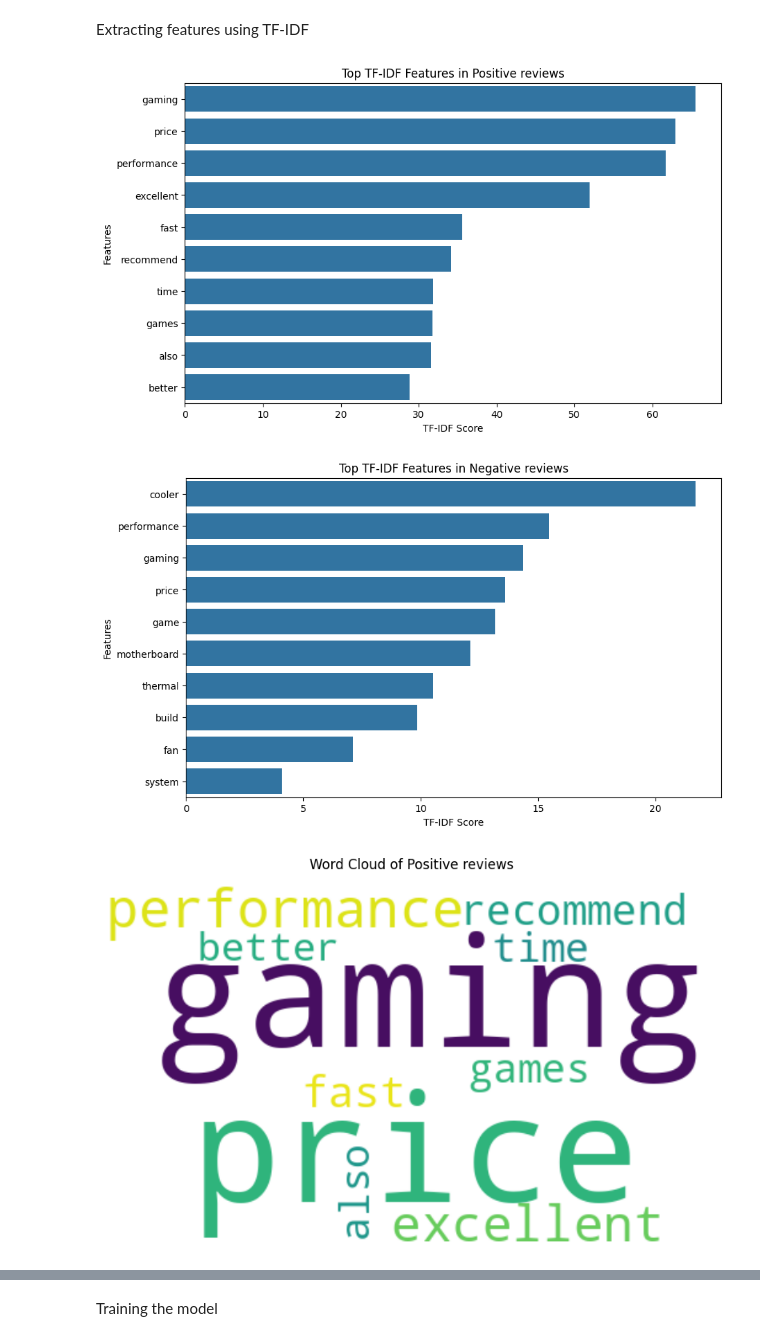
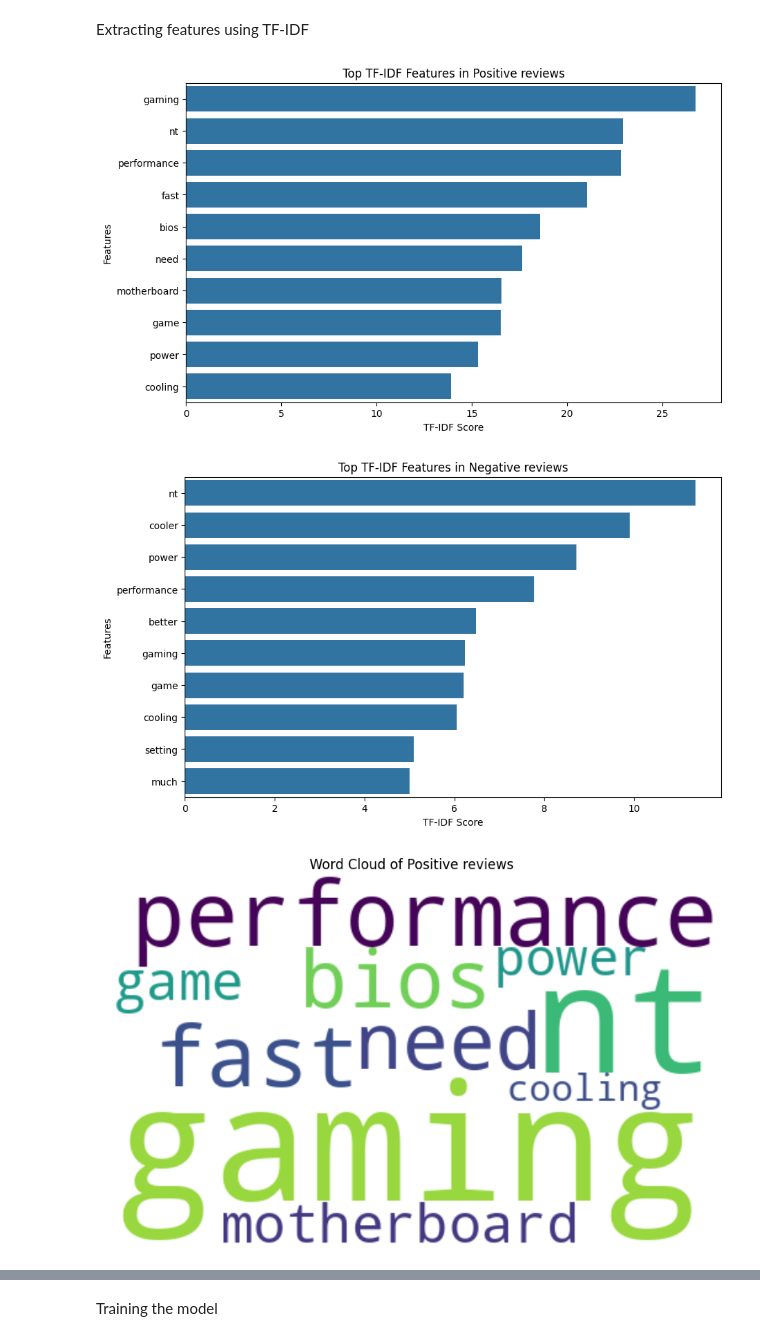
Before and after one commit to Raaghashree/Intel-Products-Sentiment-Analysis, a Jupyter notebook: ML_Sentiment_Analyser.ipynb, the cells around one changed output, grey strips where cells are left out. Cells and saved outputs as stored; diff of their text form; code cells hidden in the pictures.

```diff
--- a/ML_Sentiment_Analyser.ipynb
+++ b/ML_Sentiment_Analyser.ipynb
@@ -175,7 +183,7 @@ Saving Intel 14th gen data.csv to Intel 14th gen data.csv
 **Choose file to perform analysis on**
 # %%
 #Replace with different file name if required
-df = pd.read_csv("Intel 13th gen data.csv")
+df = pd.read_csv("Intel 14th gen data.csv")
 # %% [markdown]
 **Preprocessing the data**
 # %%
@@ -214,7 +222,7 @@ Analysing sentiment of reviews
 # %%
 tqdm.pandas()
 
-def analyze_sentiment(review):
+def sentiment(review):
     try:
         result = sentiment_model(review[:512])[0]
         return result['label'], result['score']
@@ -222,11 +230,21 @@ def analyze_sentiment(review):
         print(f"Error processing review: {review[:50]}... | Error: {e}")
         return None, None
 
-df[['sentiment_label', 'score']] = df['reviewDescription'].progress_apply(lambda x: pd.Series(analyze_sentiment(x)))
+df[['sentiment_label', 'score']] = df['reviewDescription'].progress_apply(lambda x: pd.Series(sentiment(x)))
 
 df = df.dropna(subset=['sentiment_label', 'score'])
 
 df['sentiment'] = df['sentiment_label'].apply(lambda x: 'positive' if x == 'LABEL_1' else 'negative')
 # %% [markdown]
 Optional:
+# %%
+#Run this statement to ensure proper sentiment analysis if any issues in metrics
+'''
+def sentiment_check(score, og_sent):
+    if score > 0.8:
+        return 'positive'
+    return og_sent
+
+df['sentiment'] = df.apply(lambda row: sentiment_check(row['score'], row['sentiment']), axis=1)
+'''
 # %%
@@ -237,12 +257,12 @@ Optional:
 # %% [markdown]
 Sentiments Tally:
 # %%
-def store_comments(df):
+def comments(df):
     positive_comments = df[(df['sentiment'] == 'positive')]['reviewDescription'].tolist()
     negative_comments = df[(df['sentiment'] == 'negative')]['reviewDescription'].tolist()
     return positive_comments, negative_comments
 
-positive_comments, negative_comments = store_comments(df)
+positive_comments, negative_comments = comments(df)
 
 # Print the count of positive and negative comments
 print(f"Number of positive comments: {len(positive_comments)}")
@@ -313,7 +314,7 @@ Extracting features using TF-IDF
 tqdm.pandas()
 translator = Translator()
 
-def detect_and_translate(review):
+def detect(review):
     try:
         lang = detect(review)
         if lang != 'en':
@@ -324,13 +325,13 @@ def detect_and_translate(review):
     except Exception:
         return None
 
-def extract_features(comments, n_features=10):
+def features(comments, n_features=10):
     stop_words_list = list(stop_words)
     vectorizer = TfidfVectorizer(max_features=n_features, stop_words=stop_words_list)
 
     translated_comments = []
     for comment in tqdm(comments, desc="Translating comments"):
-        translated_comment = detect_and_translate(comment)
+        translated_comment = detect(comment)
         if translated_comment:
             translated_comments.append(translated_comment)
 
@@ -342,7 +343,7 @@ def extract_features(comments, n_features=10):
 
     return ranking
 
-def plot_features_and_wordclouds(positive_features, negative_features):
+def plotting1(positive_features, negative_features):
     plt.figure(figsize=(10, 6))
     sns.barplot(x='tfidf', y='feature', data=positive_features)
     plt.title('Top TF-IDF Features in Positive reviews')
@@ -352,36 +353,36 @@ def plot_features_and_wordclouds(positive_features, negative_features):
 
     print("\n" * 3)
 
     plt.figure(figsize=(10, 6))
     sns.barplot(x='tfidf', y='feature', data=negative_features)
     plt.title('Top TF-IDF Features in Negative reviews')
     plt.xlabel('TF-IDF Score')
     plt.ylabel('Features')
     plt.show()
 
     print("\n" * 3)
 
     plt.figure(figsize=(10, 6))
     wordcloud_pos = WordCloud(width=500, height=300, background_color='white').generate_from_frequencies(dict(positive_features.values))
     plt.imshow(wordcloud_pos, interpolation='bilinear')
     plt.axis('off')
     plt.title('Word Cloud of Positive reviews')
     plt.show()
 
     print("\n" * 3)
 
     plt.figure(figsize=(10, 6))
     wordcloud_neg = WordCloud(width=500, height=300, background_color='white').generate_from_frequencies(dict(negative_features.values))
     plt.imshow(wordcloud_neg, interpolation='bilinear')
     plt.axis('off')
     plt.title('Word Cloud of Negative reviews')
     plt.show()
 
-positive_features = extract_features(positive_comments)
-negative_features = extract_features(negative_comments)
+positive_features = features(positive_comments)
+negative_features = features(negative_comments)
 
-plot_features_and_wordclouds(positive_features, negative_features)
+plotting1(positive_features, negative_features)
 # %% [output]
-[figure, old version]
+[figure, new version]
-[figure, old version]
+[figure, new version]
-[figure, old version]
+[figure, new version]
```
Also changed, not shown: parts of 17 cells of this notebook.
